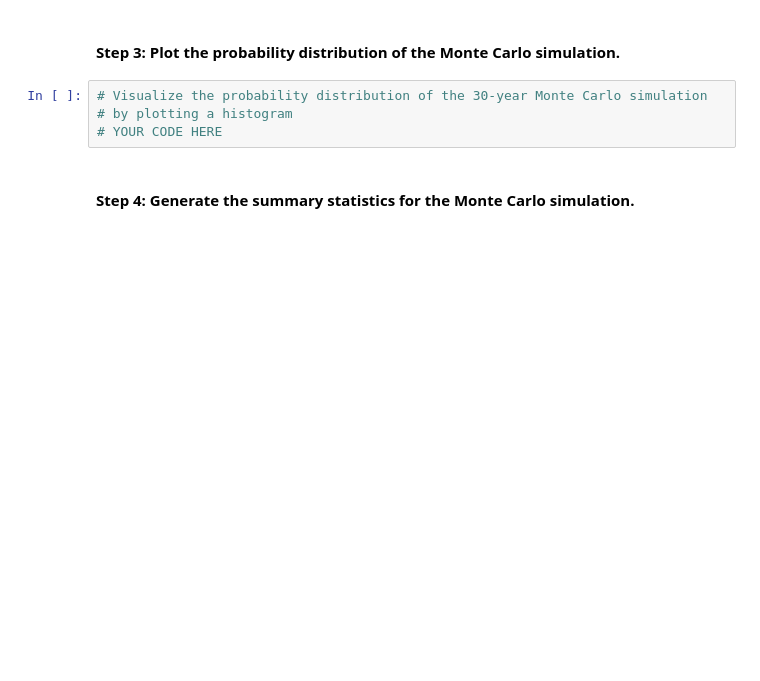
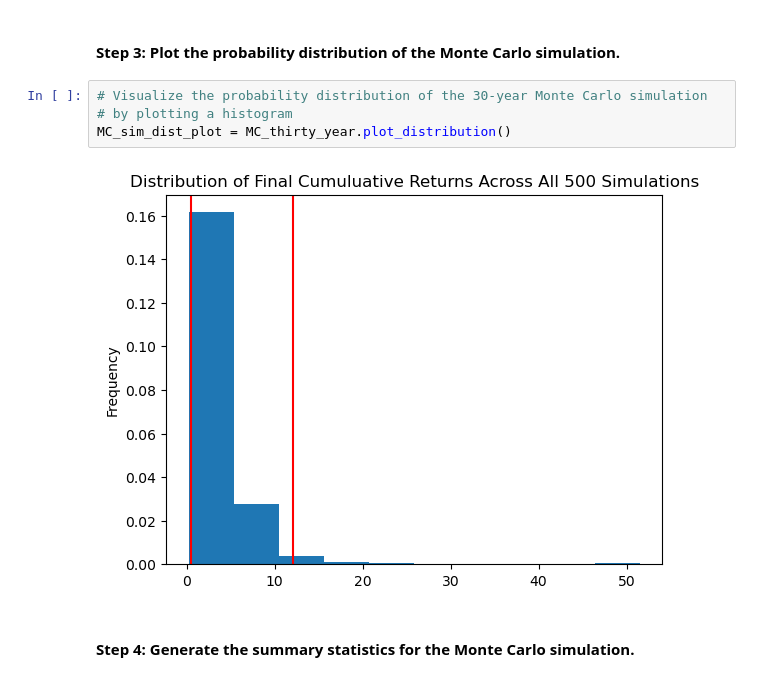
Before and after one commit to najibabounasr/Financial_Planner, a Jupyter notebook: financial_planning_tools.ipynb, the cells around one changed output. Drawn from its saved outputs; the diff is of its cells as text; blank space fills up the shorter version.

```diff
--- a/financial_planning_tools.ipynb
+++ b/financial_planning_tools.ipynb
@@ -480,7 +579,9 @@ In this section, you’ll use the MCForecastTools library to create a Monte Carl
 # %%
 # Visualize the probability distribution of the 30-year Monte Carlo simulation
 # by plotting a histogram
-# YOUR CODE HERE
+MC_sim_dist_plot = MC_thirty_year.plot_distribution()
+# %% [output]
+[figure, added]
 # %% [markdown]
 #### Step 4: Generate the summary statistics for the Monte Carlo simulation.
 # %%
```
Also changed, not shown: parts of 38 cells of this notebook, 2 other files.
